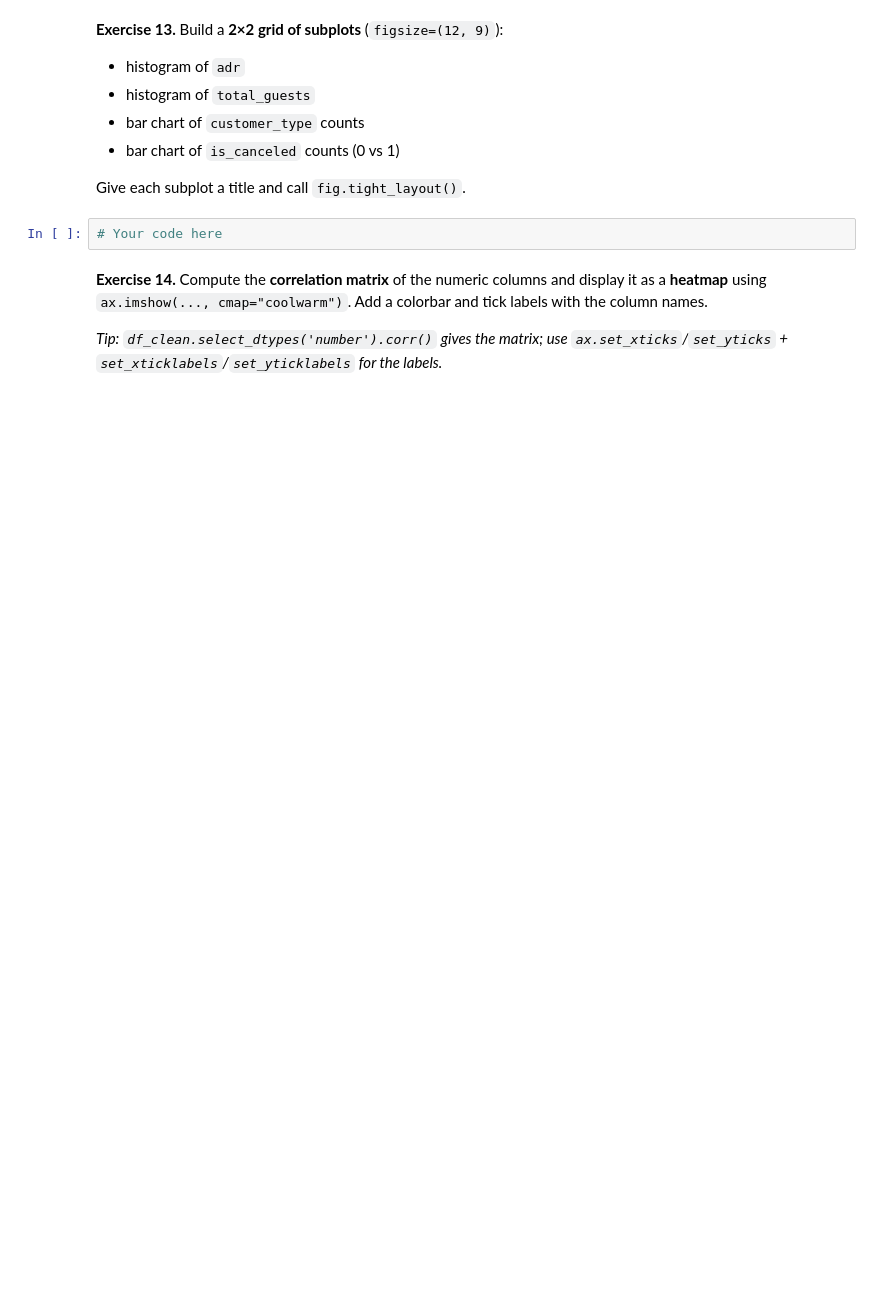
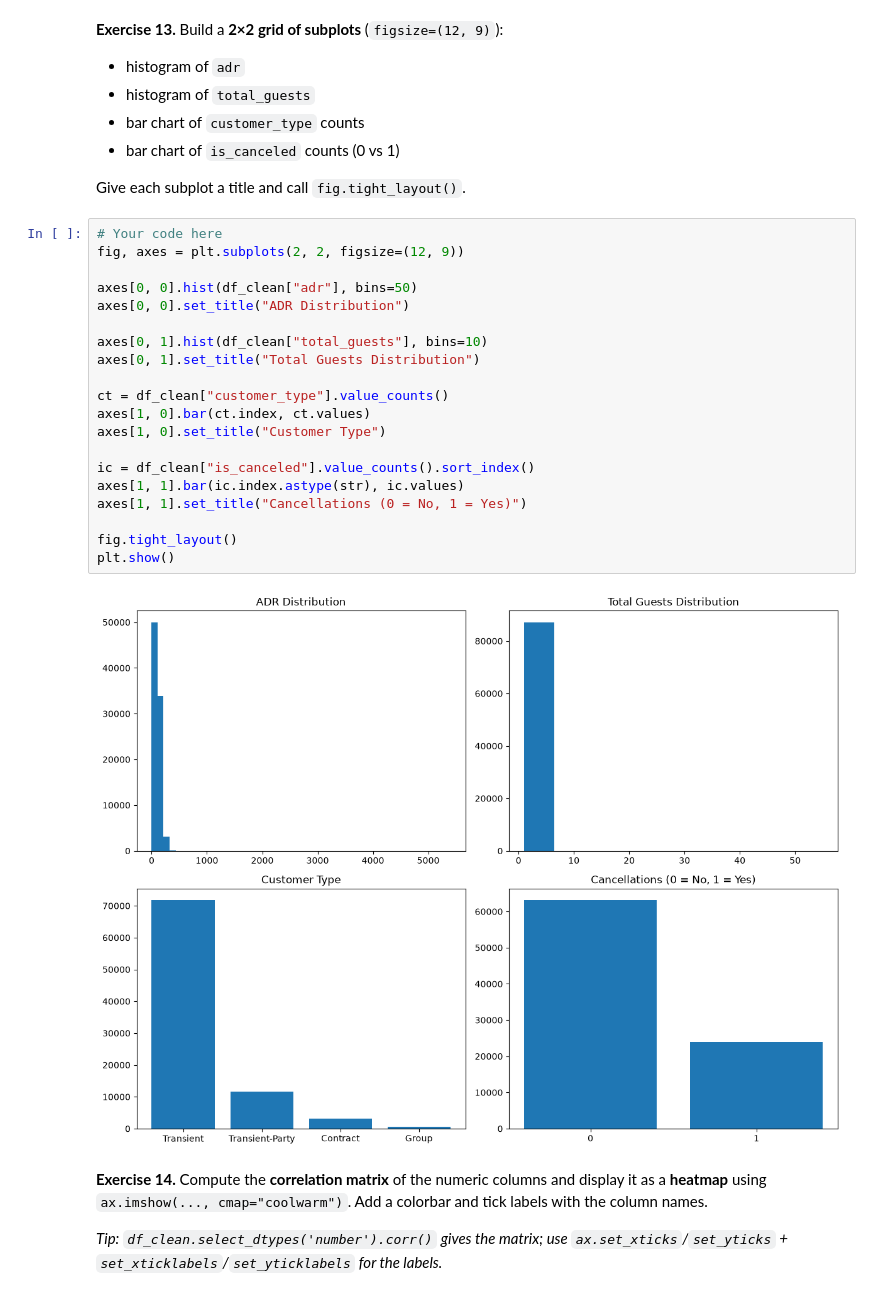
Before and after one commit to hassan-dev241/Data_Analysis_Project, a Jupyter notebook: Module_Assignment_Hotel_Bookings.ipynb, the cells around one changed output. Saved outputs shown, nothing was run; the diff lists cells and outputs as text; blank space fills up the shorter version.

```diff
--- a/Module_Assignment_Hotel_Bookings.ipynb
+++ b/Module_Assignment_Hotel_Bookings.ipynb
@@ -126,6 +306,26 @@ Report how many rows remain.
 Give each subplot a title and call `fig.tight_layout()`.
 # %%
 # Your code here
+fig, axes = plt.subplots(2, 2, figsize=(12, 9))
+
+axes[0, 0].hist(df_clean["adr"], bins=50)
+axes[0, 0].set_title("ADR Distribution")
+
+axes[0, 1].hist(df_clean["total_guests"], bins=10)
+axes[0, 1].set_title("Total Guests Distribution")
+
+ct = df_clean["customer_type"].value_counts()
+axes[1, 0].bar(ct.index, ct.values)
+axes[1, 0].set_title("Customer Type")
+
+ic = df_clean["is_canceled"].value_counts().sort_index()
+axes[1, 1].bar(ic.index.astype(str), ic.values)
+axes[1, 1].set_title("Cancellations (0 = No, 1 = Yes)")
+
+fig.tight_layout()
+plt.show()
+# %% [output]
+[figure, added]
 # %% [markdown]
 **Exercise 14.** Compute the **correlation matrix** of the numeric columns and display it as a **heatmap** using `ax.imshow(..., cmap="coolwarm")`. Add a colorbar and tick labels with the column names.
 
```
Also changed, not shown: parts of 27 cells of this notebook.
